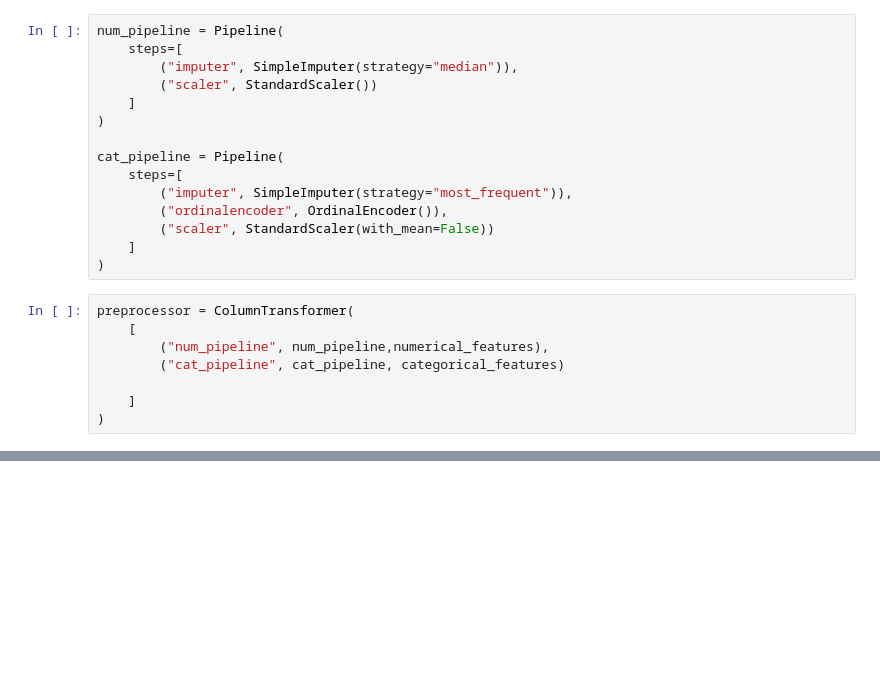
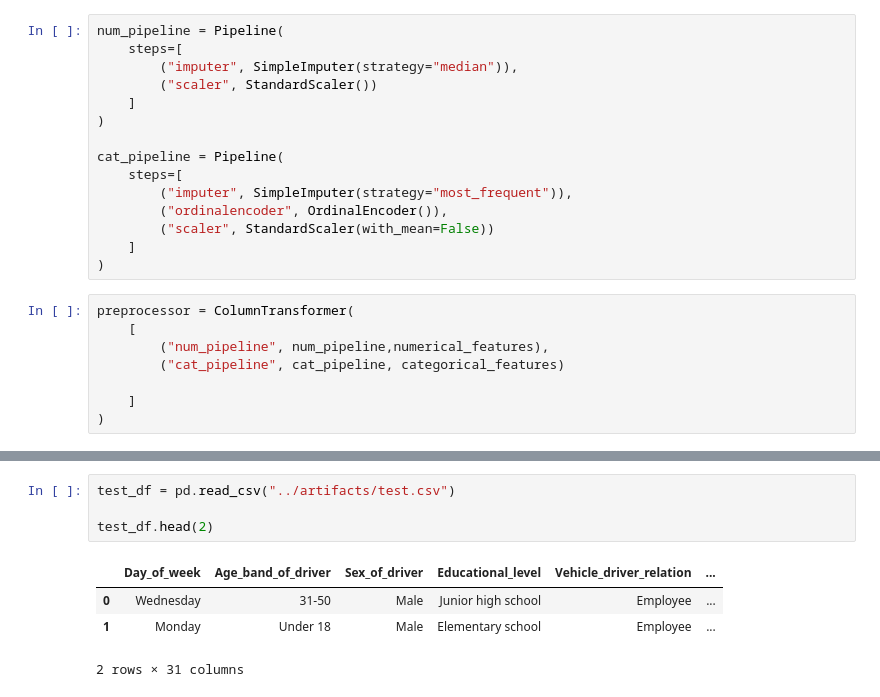
Before and after one commit to gbiamgaurav/road_accident_severity, a Jupyter notebook: notebook/experiment.ipynb, the cells around one changed output, grey strips where cells are left out. Cells and saved outputs as stored; diff of their text form; blank space fills up the shorter version.

```diff
--- a/notebook/experiment.ipynb
+++ b/notebook/experiment.ipynb
@@ -74,0 +84,9 @@ preprocessor = ColumnTransformer(
+# %%
+test_df = pd.read_csv("../artifacts/test.csv")
+
+test_df.head(2)
+# %% [output]
+|  | Day_of_week | Age_band_of_driver | Sex_of_driver | Educational_level | Vehicle_driver_relation | ... |
+| 0 | Wednesday | 31-50 | Male | Junior high school | Employee | ... |
+| 1 | Monday | Under 18 | Male | Elementary school | Employee | ... |
+2 rows × 31 columns
```
Also changed, not shown: parts of 8 cells of this notebook, 5 other files.
